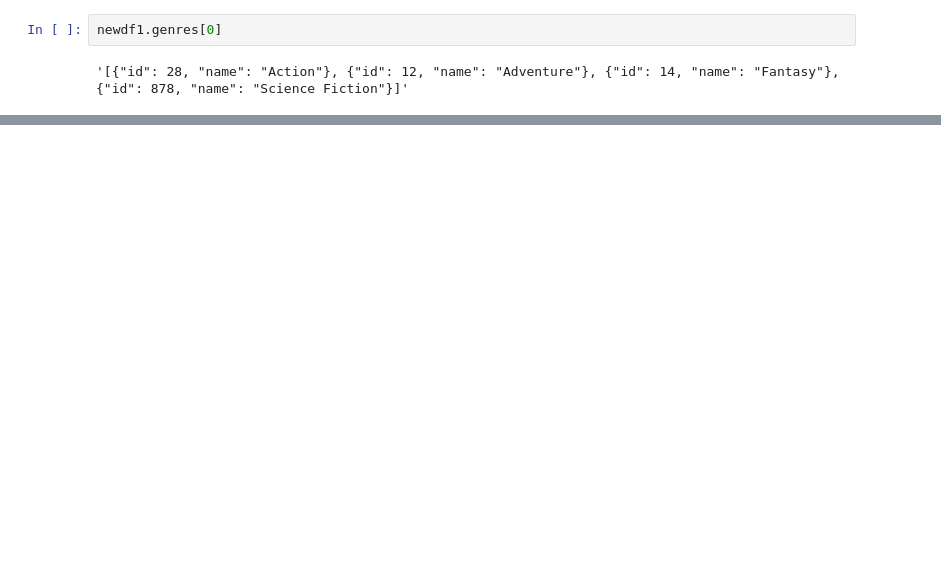
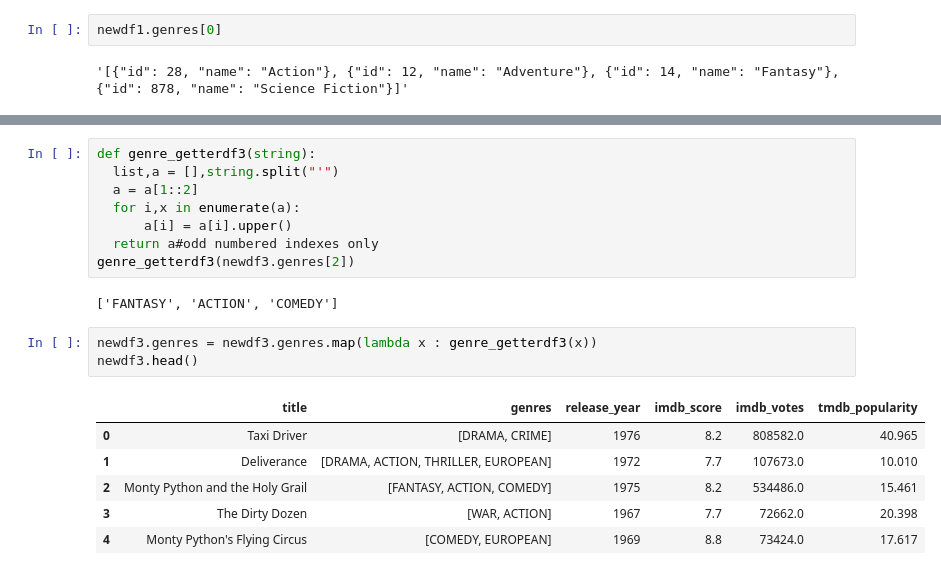
Before and after one commit to Nawsh1337/Movie-Recommendation-Bot-Using-LLMs, a Jupyter notebook: Data_Preprocessing.ipynb, the cells around one changed output, grey strips where cells are left out. Cells and saved outputs as stored; diff of their text form; blank space fills up the shorter version.

```diff
--- a/Data_Preprocessing.ipynb
+++ b/Data_Preprocessing.ipynb
@@ -237,0 +259,20 @@ image
+# %%
+def genre_getterdf3(string):
+  list,a = [],string.split("'")
+  a = a[1::2]
+  for i,x in enumerate(a):
+      a[i] = a[i].upper()
+  return a#odd numbered indexes only
+genre_getterdf3(newdf3.genres[2])
+# %% [output]
+['FANTASY', 'ACTION', 'COMEDY']
+# %%
+newdf3.genres = newdf3.genres.map(lambda x : genre_getterdf3(x))
+newdf3.head()
+# %% [output]
+|  | title | genres | release_year | imdb_score | imdb_votes | tmdb_popularity |
+| 0 | Taxi Driver | [DRAMA, CRIME] | 1976 | 8.2 | 808582.0 | 40.965 |
+| 1 | Deliverance | [DRAMA, ACTION, THRILLER, EUROPEAN] | 1972 | 7.7 | 107673.0 | 10.010 |
+| 2 | Monty Python and the Holy Grail | [FANTASY, ACTION, COMEDY] | 1975 | 8.2 | 534486.0 | 15.461 |
+| 3 | The Dirty Dozen | [WAR, ACTION] | 1967 | 7.7 | 72662.0 | 20.398 |
+| 4 | Monty Python's Flying Circus | [COMEDY, EUROPEAN] | 1969 | 8.8 | 73424.0 | 17.617 |
```
Also changed, not shown: parts of 23 cells of this notebook.
